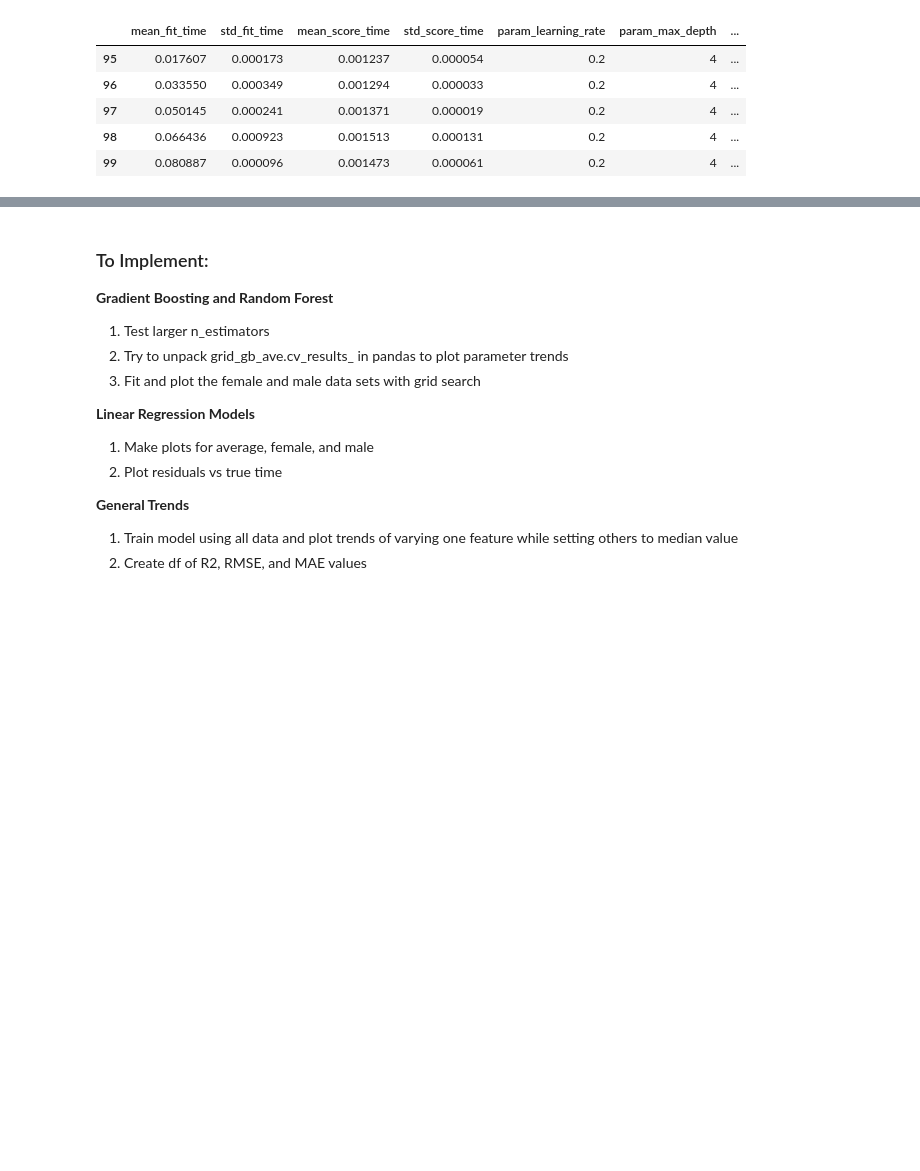
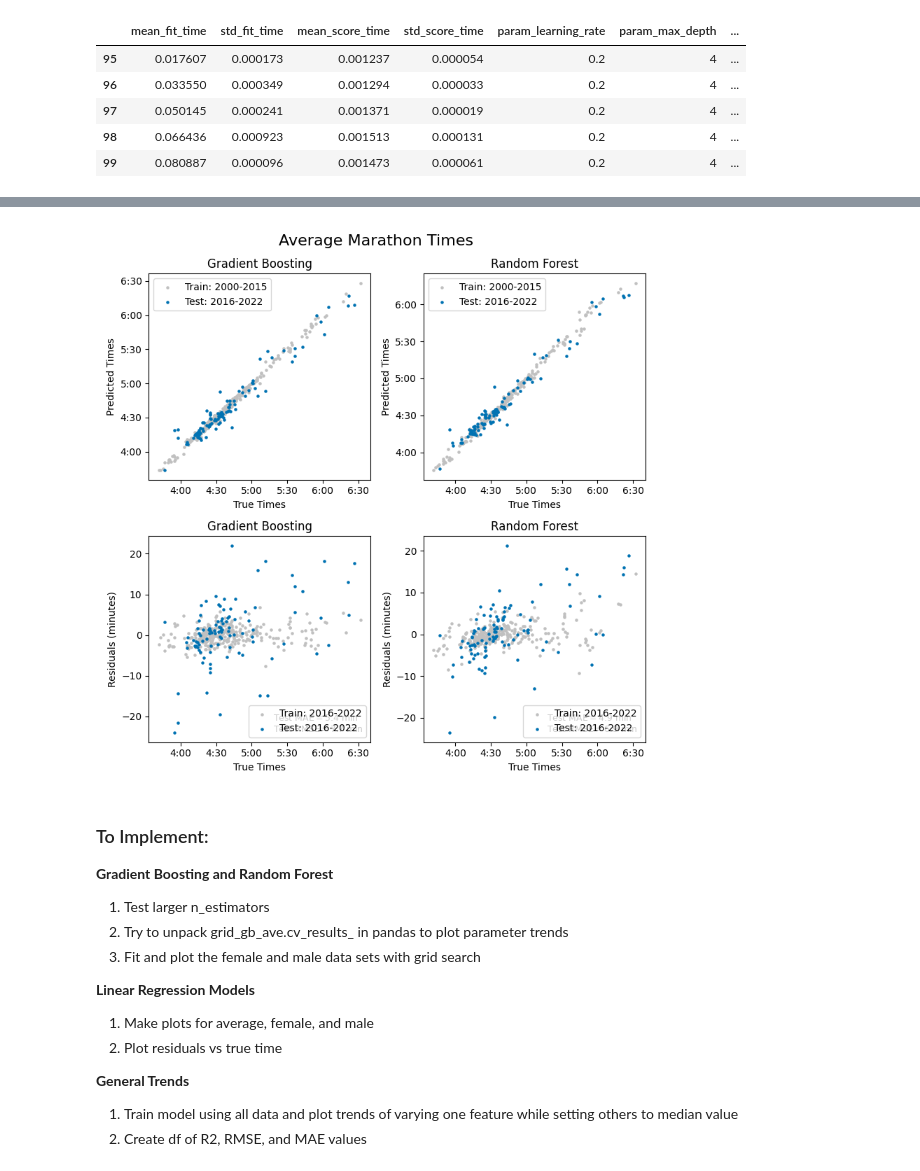
Before and after one commit to michael-p-k/MarathonPredictor, a Jupyter notebook: MarathonPredictor.ipynb, the cells around one changed output, grey strips where cells are left out. Drawn from its saved outputs; the diff is of its cells as text; code cells hidden in the pictures; blank space fills up the shorter version.

```diff
--- a/MarathonPredictor.ipynb
+++ b/MarathonPredictor.ipynb
@@ -899,0 +1007,17 @@ dict_keys(['mean_fit_time', 'std_fit_time', 'mean_score_time', 'std_score_time',
+# %%
+# Random Forest Tree Ensembles: Grid Search with K-fold cross-validator
+from sklearn.model_selection import GridSearchCV
+# Training split uses K-fold cross validation
+from sklearn.model_selection import KFold
+
+shuffle_cv = KFold(n_splits=5, shuffle=True, random_state=0)
+grid_values = {'max_features': [0.2, 0.25, 0.3, 0.35, 0.4, 0.6, 1.0],
+               'max_samples': [0.6, 0.8, 1.0]}
+
+rf_shuffle_ave = RandomForestRegressor(n_estimators=250, random_state=0)
+grid_rf_shuffle_ave = GridSearchCV(rf_shuffle_ave, param_grid = grid_values, cv=shuffle_cv)
+grid_rf_shuffle_ave.fit(X_check_ave_train, y_check_ave_train)
+
+print(f'Best Paramters (squared error): {grid_rf_shuffle_ave.best_params_}')
+print(f'Best Score (R^2): {grid_rf_shuffle_ave.best_score_}')
+print(f'Test Set Score (R^2): {grid_rf_shuffle_ave.score(X_check_ave_test, y_check_ave_test)}')
@@ -900,3 +1070,62 @@ dict_keys(['mean_fit_time', 'std_fit_time', 'mean_score_time', 'std_score_time',
+# %%
+fig, axs = plt.subplots(2,2,figsize=(8,8))
+((ax1,ax2),(ax3,ax4)) = axs
+
+y_check_ave_test_gb = grid_gb_check_ave.predict(X_check_ave_test)
+y_check_ave_train_gb = grid_gb_check_ave.predict(X_check_ave_train)
+
+ax1.scatter(y_check_ave_train,y_check_ave_train_gb, s=5, label='Train: 2000-2015', color='silver')
+ax1.scatter(y_check_ave_test,y_check_ave_test_gb, s=5, label='Test: 2016-2022')
+ax1.set_xlabel('True Times')
+ax1.set_ylabel('Predicted Times')
+ax1.set_title('Gradient Boosting')
+
+y_check_ave_test_rf = grid_rf_shuffle_ave.predict(X_check_ave_test)
+y_check_ave_train_rf = grid_rf_shuffle_ave.predict(X_check_ave_train)
+
+ax2.scatter(y_check_ave_train,y_check_ave_train_rf, s=5, label='Train: 2000-2015', color='silver')
+ax2.scatter(y_check_ave_test,y_check_ave_test_rf, s=5, label='Test: 2016-2022')
+ax2.set_xlabel('True Times')
+ax2.set_ylabel('Predicted Times')
+ax2.set_title('Random Forest')
+
+ax3.scatter(y_check_ave_train, gb_train_resid, s=5, label='Train: 2016-2022', color='silver')
+ax3.scatter(y_check_ave_test, gb_test_resid, s=5, label='Test: 2016-2022')
+ax3.set_xlabel('True Times')
+ax3.set_ylabel('Residuals (minutes)')
+ax3.set_title('Gradient Boosting')
+
+ax4.scatter(y_check_ave_train, rf_train_resid, s=5, label='Train: 2016-2022', color='silver')
+ax4.scatter(y_check_ave_test, rf_test_resid, s=5, label='Test: 2016-2022')
+ax4.set_xlabel('True Times')
+ax4.set_ylabel('Residuals (minutes)')
+ax4.set_title('Random Forest')
+
+# Create annotations for fit metrics
+gb_note = AnchoredText(f"Test MAE$={ave_perf_df.loc['GB Ave','Test MAE']:.1f}$ min\nTest RMSE$={ave_perf_df.loc['GB Ave','Test RMSE']:.1f}$ min",
+                     prop=dict(size=9), frameon=False, loc='lower right')
+rf_note = AnchoredText(f"Test MAE$={ave_perf_df.loc['RF Ave','Test MAE']:.1f}$ min\nTest RMSE$={ave_perf_df.loc['RF Ave','Test RMSE']:.1f}$ min",
+                     prop=dict(size=9), frameon=False, loc='lower right')
+ax3.add_artist(gb_note)
+ax4.add_artist(rf_note)
+
+# Set tick labels and legends
+for ax in [ax1,ax2]:
+    ax.yaxis.set_major_locator(mticker.MultipleLocator(base=1800))
+    ax.yaxis.set_major_formatter(formatter)
+    ax.xaxis.set_major_locator(mticker.MultipleLocator(base=1800))
+    ax.xaxis.set_major_formatter(formatter)
+    ax.legend()
+for ax in [ax3,ax4]:
+    ax.xaxis.set_major_locator(mticker.MultipleLocator(base=1800))
+    ax.xaxis.set_major_formatter(formatter)
+    ax.legend()
+
+fig.suptitle('Average Marathon Times', fontsize=16)
+
+fig.tight_layout()
+# %% [output]
+[figure, added]
 # %% [markdown]
 ### To Implement:
 
```
Also changed, not shown: parts of 16 cells of this notebook.
